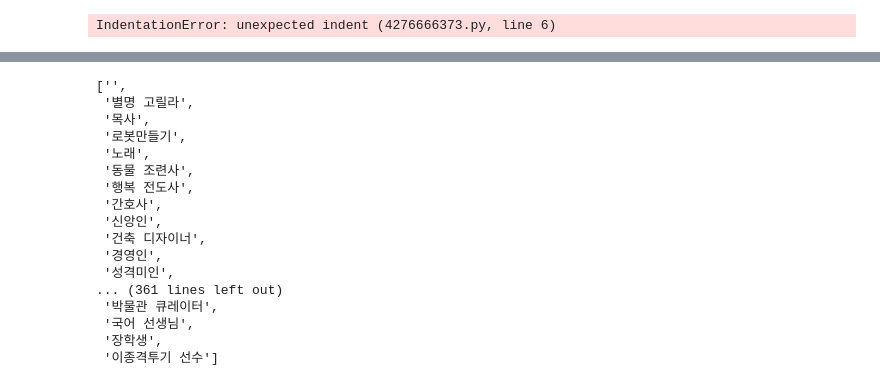
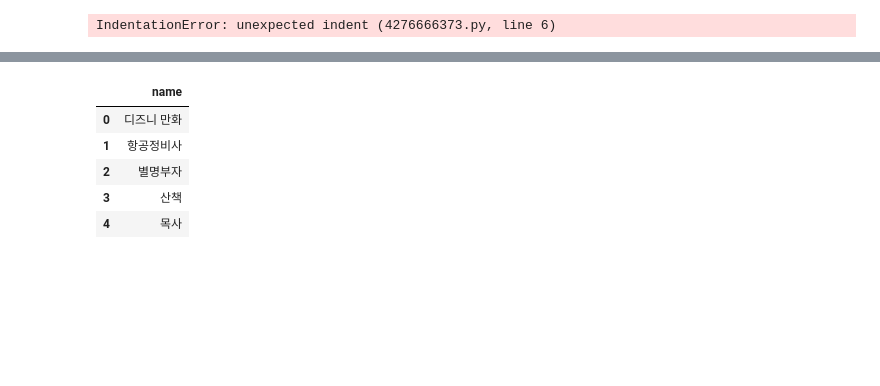
Before and after one commit to seojun1993/416, a Jupyter notebook: student_parse.ipynb, the cells around one changed output, grey strips where cells are left out. Drawn from its saved outputs; the diff is of its cells as text; code cells hidden in the pictures; blank space fills up the shorter version.

```diff
--- a/student_parse.ipynb
+++ b/student_parse.ipynb
@@ -383,22 +370,14 @@ for keywords_list in keywords:
     s.add(keyword.strip())
 
 
-list(s)
+df_keyword = pd.DataFrame({"name":list(s)[1:]}).reset_index(drop=True)
-# %% [output]
-['',
- '별명 고릴라',
- '목사',
- '로봇만들기',
- '노래',
- '동물 조련사',
- '행복 전도사',
- '간호사',
- '신앙인',
- '건축 디자이너',
- '경영인',
- '성격미인',
-... (361 lines left out)
- '박물관 큐레이터',
- '국어 선생님',
- '장학생',
- '이종격투기 선수']
+# %%
+# df.to_csv('./keyword.csv')
+df_keyword.head()
+# %% [output]
+|  | name |
+| 0 | 디즈니 만화 |
+| 1 | 항공정비사 |
+| 2 | 별명부자 |
+| 3 | 산책 |
+| 4 | 목사 |
```
Also changed, not shown: parts of 5 cells of this notebook, 13 other files.
